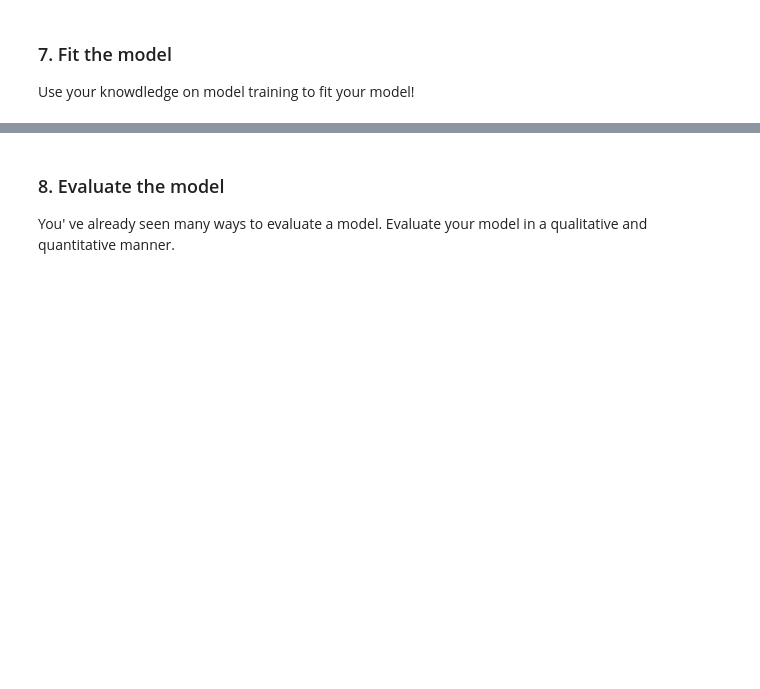
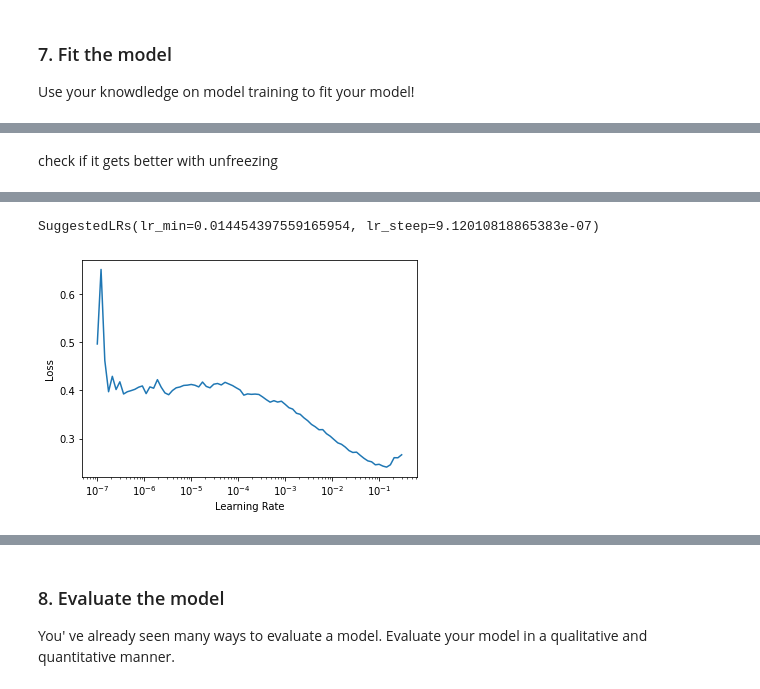
Before and after one commit to pds2021/a5-nicoelbert, a Jupyter notebook: Assignment_5.ipynb, the cells around one changed output, grey strips where cells are left out. Saved outputs shown, nothing was run; the diff lists cells and outputs as text; code cells hidden in the pictures; blank space fills up the shorter version.

```diff
--- a/Assignment_5.ipynb
+++ b/Assignment_5.ipynb
@@ -277,0 +276,6 @@ Use your knowdledge on model training to fit your model!
+# %%
+# Write your code here
+if restart:
+  learn.fit_one_cycle(4, lr_max = 0.002)
+  learn.save('stage-1')
+else: print("no restart")
@@ -277,0 +288,8 @@ Use your knowdledge on model training to fit your model!
+# %% [markdown]
+check if it gets better with unfreezing
+# %%
+if restart:
+  learn.unfreeze
+  learn.lr_find()
+else: print("no restart")
+# %% [output]
@@ -277,0 +297,2 @@ Use your knowdledge on model training to fit your model!
+SuggestedLRs(lr_min=0.014454397559165954, lr_steep=9.12010818865383e-07)
+[figure, added]
```
Also changed, not shown: parts of 10 cells of this notebook.
